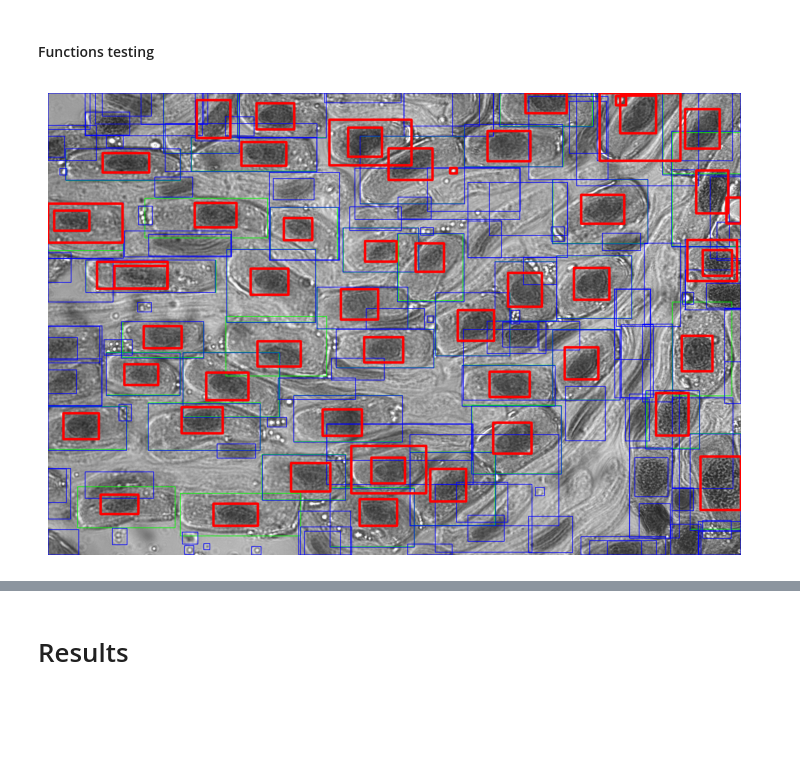
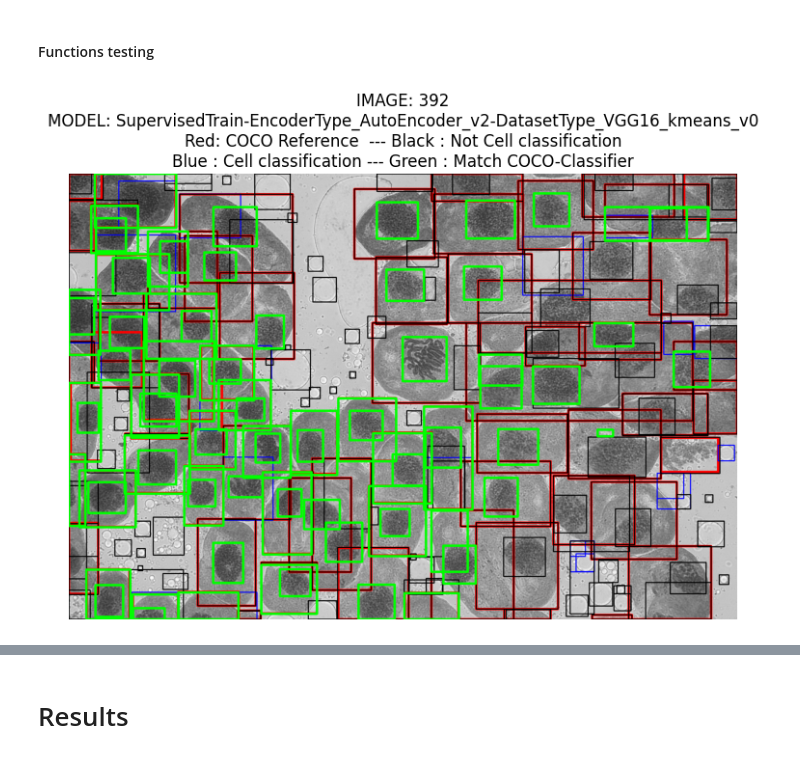
Before and after one commit to RawthiL/giar_ina_dev, a Jupyter notebook: notebooks/clasiffy_df.ipynb, the cells around one changed output, grey strips where cells are left out. Cells and saved outputs as stored; diff of their text form; code cells hidden in the pictures; blank space fills up the shorter version.

Commit message:
unified model analysis (by rama)

```diff
--- a/notebooks/clasiffy_df.ipynb
+++ b/notebooks/clasiffy_df.ipynb
@@ -64,12 +70,12 @@ OUTPUT_PATH = '../output/'
 # %% [markdown]
 ### Functions
 # %%
-def predict_cell(model_path, image_path, images_batch):
+def predict_cell(model, image_path, images_batch, color_type, rescaling=1.0):
   """
   Given an image batch it returns the predictions of the batch with the given model.
 
   Args:
-    model_path: path to the keras model to use.
+    model: keras model to use.
     image_path: path to the folder where the images are.
     images_batch: list of the image names to include in the batch
 
@@ -78,16 +84,20 @@ def predict_cell(model_path, image_path, images_batch):
   """
   images = []
   for image in images_batch:
-      img = cv.imread(os.path.join(image_path,image))#, cv.IMREAD_GRAYSCALE)
+      img = cv.imread(os.path.join(image_path,image), color_type)
       img = cv.resize(img, (128, 128))
-      img = img / 255.0
+      img = img*rescaling
       images.append(img)
 
-  model = keras.models.load_model(model_path)
+
   batch = np.stack(images)
+  if color_type == cv.IMREAD_GRAYSCALE:\
+    # Add missing channel
+    batch = np.expand_dims(batch, axis=-1).astype(np.float32)
+
   prediction = model.predict(batch, verbose=0)
 
-  return prediction #True if prediction >= 0.5 else False
+  return prediction
 
 
 def find_image_name(data, id):
@@ -279,37 +360,52 @@ for model_idx, model in enumerate(models):
 # %% [markdown]
 #### Functions testing
 # %%
-img_num = 331
-df = pd.read_csv(f"{'../output/evaluated/DenseNet121/' + str(img_num)}.csv")
-bboxes_og =  get_cells_bbox(data, img_num)
-bboxes_sam = [tuple(map(int, row)) for row in df[['x', 'y', 'w', 'h']].values]
-img = cv.imread(f'{IMAGES_PATH + str(img_num)}.png')
+img_num = int(np.random.choice(tagged_images, 1)[0].split('.')[0])
+models_compare = ["SupervisedTrain-EncoderType_AutoEncoder_v2-DatasetType_VGG16_kmeans_v0", "ResNet50_model_FR", "VGG16_model_FR"]
 
-for bbox in bboxes_og:
-    x, y, w, h = bbox
-    x1, y1 = int(x), int(y)
-    x2, y2 = int(x + w), int(y + h)
-    cv.rectangle(img, (x1, y1), (x2, y2), (0, 255, 0), 2)
+for this_model in models_compare:
+    df = pd.read_csv(os.path.join(OUTPUT_PATH, "evaluated", this_model, f"{str(img_num)}.csv"))
+    bboxes_og =  get_cells_bbox(data, img_num)
+    df_cells = df.loc[df['is_cell_sam']==True]
+    bboxes_sam_cells = [tuple(map(int, row)) for row in df_cells[['x', 'y', 'w', 'h']].values]
+    df_not = df.loc[df['is_cell_sam']==False]
+    bboxes_sam_not = [tuple(map(int, row)) for row in df_not[['x', 'y', 'w', 'h']].values]
+    img = cv.imread(os.path.join(IMAGES_PATH, f'{str(img_num)}.png'))
 
-for bbox in bboxes_sam:
-    x, y, w, h = bbox
-    x1, y1 = int(x), int(y)
-    x2, y2 = int(x + w), int(y + h)
-    cv.rectangle(img, (x1, y1), (x2, y2), (0, 0, 255), 2)
+    for bbox in bboxes_og:
+        x, y, w, h = bbox
+        x1, y1 = int(x), int(y)
+        x2, y2 = int(x + w), int(y + h)
+        cv.rectangle(img, (x1, y1), (x2, y2), (255, 0, 0), 10)
 
-for bbox_sam in bboxes_sam:
-    for bbox_og in bboxes_og:
-        # if bb_overlap_percentage(bbox_sam, bbox_og) >= 0.2:
-        if bbox_fully_contained(bbox_sam, bbox_og):
-        # if bbox_fully_contained(bbox_sam, bbox_og) or bb_overlap_percentage(bbox_sam, bbox_og) >= 0.8:
-            x, y, w, h = bbox_sam
-            x1, y1 = int(x), int(y)
-            x2, y2 = int(x + w), int(y + h)
-            cv.rectangle(img, (x1, y1), (x2, y2), (255, 0, 0), 10)
+    for bbox in bboxes_sam_cells:
+        x, y, w, h = bbox
+        x1, y1 = int(x), int(y)
+        x2, y2 = int(x + w), int(y + h)
+        cv.rectangle(img, (x1, y1), (x2, y2), (0, 0, 255), 3)
 
-plt.figure(figsize=(10, 6))
-plt.imshow(img)
-plt.axis('off')
-plt.show()
+    for bbox in bboxes_sam_not:
+        x, y, w, h = bbox
+        x1, y1 = int(x), int(y)
+        x2, y2 = int(x + w), int(y + h)
+        cv.rectangle(img, (x1, y1), (x2, y2), (0, 0, 0), 3)
+
+
+    for bbox_sam in bboxes_sam_cells:
+        for bbox_og in bboxes_og:
+            # if bb_overlap_percentage(bbox_sam, bbox_og) >= 0.2:
+            # if bbox_fully_contained(bbox_sam, bbox_og):
+            if bbox_fully_contained(bbox_sam, bbox_og) or bb_overlap_percentage(bbox_sam, bbox_og) >= 0.75:
+                # x, y, w, h = bbox_og
+                x, y, w, h = bbox_sam
+                x1, y1 = int(x), int(y)
+                x2, y2 = int(x + w), int(y + h)
+                cv.rectangle(img, (x1, y1), (x2, y2), (0, 255, 0), 10)
+
+    plt.figure(figsize=(10, 6))
+    plt.imshow(img)
+    plt.axis('off')
+    plt.title(f"IMAGE: {img_num}\nMODEL: {this_model}\nRed: COCO Reference  --- Black : Not Cell classification\nBlue : Cell classification --- Green : Match COCO-Classifier")
+    plt.show()
 # %% [output]
-[figure, old version]
+[figure, new version]
```
Also changed, not shown: parts of 8 cells of this notebook.
